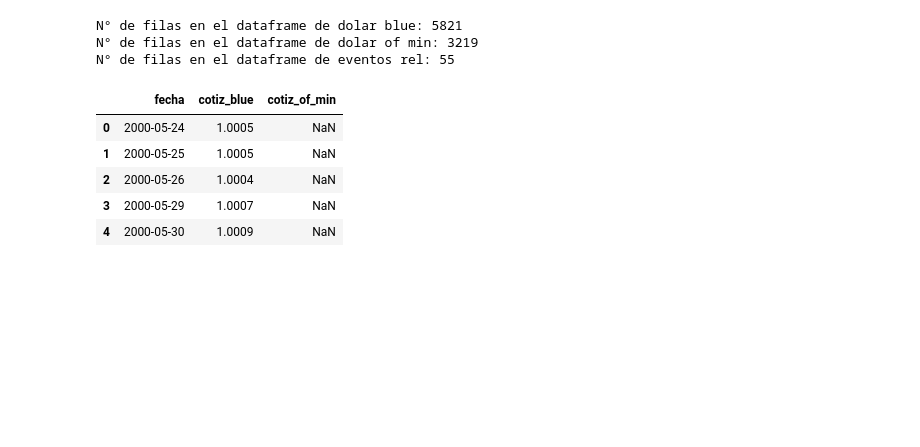
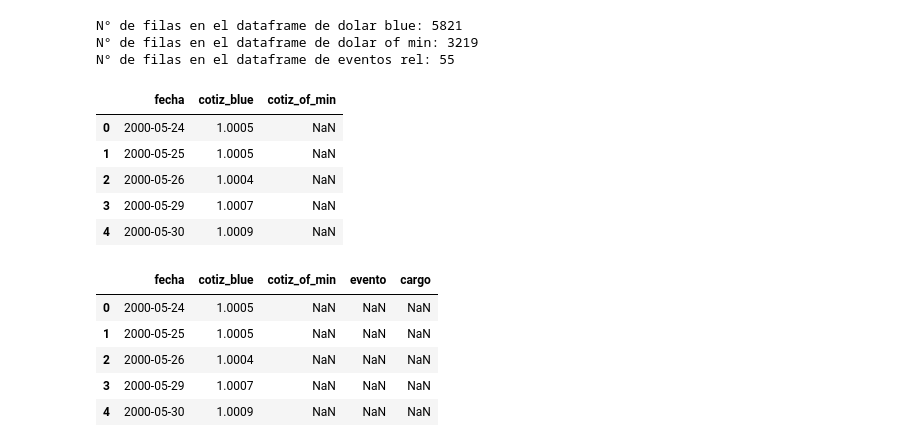
Before and after one commit to Ezemettler/cotiz_usd, a Jupyter notebook: cotiz_usd.ipynb, the cells around one changed output. Saved outputs shown, nothing was run; the diff lists cells and outputs as text; code cells hidden in the pictures; blank space fills up the shorter version.

```diff
--- a/cotiz_usd.ipynb
+++ b/cotiz_usd.ipynb
@@ -195,3 +195,13 @@ df_blue_vs_of.head()
 | 2 | 2000-05-26 | 1.0004 | NaN |
 | 3 | 2000-05-29 | 1.0007 | NaN |
 | 4 | 2000-05-30 | 1.0009 | NaN |
+# %%
+df_blue_vs_of_eventos = pd.merge(df_blue_vs_of, df_eventos_rel, how='left', on='fecha')
+df_blue_vs_of_eventos.head()
+# %% [output]
+|  | fecha | cotiz_blue | cotiz_of_min | evento | cargo |
+| 0 | 2000-05-24 | 1.0005 | NaN | NaN | NaN |
+| 1 | 2000-05-25 | 1.0005 | NaN | NaN | NaN |
+| 2 | 2000-05-26 | 1.0004 | NaN | NaN | NaN |
+| 3 | 2000-05-29 | 1.0007 | NaN | NaN | NaN |
+| 4 | 2000-05-30 | 1.0009 | NaN | NaN | NaN |
```
Also changed, not shown: parts of 1 cell of this notebook.
